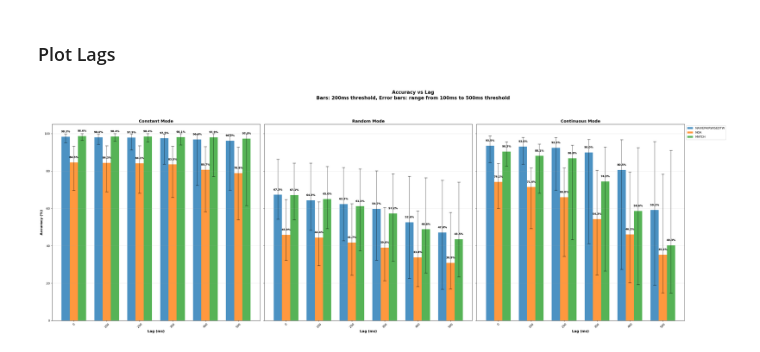
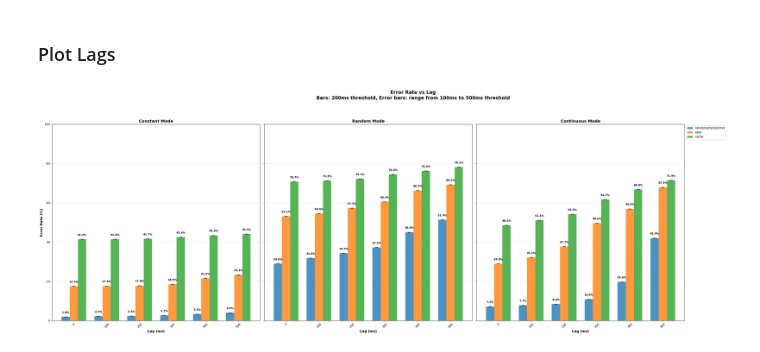
Before and after one commit to HMC-MIR/PianoConcertoAccompaniment, a Jupyter notebook: 04_Evaluate.ipynb, the cells around one changed output. Drawn from its saved outputs; the diff is of its cells as text; code cells hidden in the pictures.

Commit message:
OLTW implemented in eval pipeline

```diff
--- a/04_Evaluate.ipynb
+++ b/04_Evaluate.ipynb
@@ -28,7 +28,7 @@ First we calculate the alignment errors of a given system on all evaluated measu
 - `piece_filter='rach'` to evaluate only Rachmaninov pieces
 - Leave `piece_filter=None` (default) to evaluate all pieces
 # %%
-systems = ['NaivePairwiseDTW','NOA', 'MATCH']
+systems = ['NaivePairwiseDTW','NOA', 'OLTW']
 modes = ['constant', 'random', 'continuous']
 lags = [0, 100, 200, 300, 400, 500]
 tsm = True # change
@@ -58,7 +66,7 @@ Evaluating experiments/continuous/MATCH, saving to eval_tsm/continuous/MATCH
 # %% [markdown]
 We can visualize the results by plotting the error rate across a range of error tolerances.
 # %%
-def plotErrorVsTolerance(eval_dirs, maxTol, savefile = None, style='bar', bar_tols=[100, 200, 500, 1000, 2000]):
+def plotErrorVsTolerance(eval_dirs, maxTol, savefile = None, style='bar', tols=None, bar_tols=[100, 200, 500, 1000, 2000], piece_filter=None):
     '''
     Plots the error rate across a range of error tolerances.
 
@@ -76,7 +84,7 @@ def plotErrorVsTolerance(eval_dirs, maxTol, savefile = None, style='bar', bar_to
     for i, eval_dir in enumerate(eval_dirs):
 
         # load
-        with open(f'{eval_dir}/errs.pkl', 'rb') as f:
+        with open(f'{eval_dir}/lag0/errs.pkl', 'rb') as f:
             d = pickle.load(f)
 
         # flattened list
@@ -122,6 +130,7 @@ def plotErrorVsTolerance(eval_dirs, maxTol, savefile = None, style='bar', bar_to
 systems_to_compare = systems
 tsm = False
 tols = [100,200,500]
+bar_tols = [100,200,500]
 eval_dirs = [f'eval{"_tsm" if tsm else ""}/{modes[1]}/{s}' for s in systems_to_compare]
 print(eval_dirs)
-errRates_list, tols = plotErrorVsTolerance(eval_dirs, maxTol = 1000,tols = tols)
+errRates_list, tols = plotErrorVsTolerance(eval_dirs, maxTol = 1000,tols = tols, bar_tols = bar_tols)
@@ -148,11 +150,11 @@ eval_tsm/constant/NOA/lag100
 # %% [markdown]
 Overlay multiple error curves for comparison:
 # %%
-systems_to_compare = systems
-tsm = True
-eval_dirs = [f'eval{"_tsm" if tsm else ""}/{modes[1]}/{s}/lag0' for s in systems_to_compare]
-print(eval_dirs)
-errRates_list, tols = plotErrorVsTolerance(eval_dirs, maxTol = 1000,tols = tols)
+# systems_to_compare = systems
+# tsm = True
+# eval_dirs = [f'eval{"_tsm" if tsm else ""}/{modes[1]}/{s}/lag0' for s in systems_to_compare]
+# print(eval_dirs)
+# errRates_list, tols = plotErrorVsTolerance(eval_dirs, maxTol = 1000,tols = tols)
 # %%
 errRates_list
 # %% [output]
@@ -218,61 +220,56 @@ for idx, eval_mode in enumerate(modes):
         system_data = errors_dict[eval_mode][system]
 
         # Collect error rates for each lag at each threshold
-        lower_error = [system_data[lag][tols[0]] for lag in lags]
-        middle_error = [system_data[lag][tols[1]] for lag in lags]
-        upper_error = [system_data[lag][tols[2]] for lag in lags]
-
-        # Convert error rates to accuracy (%)
-        lower_accuracy = [(1 - v) * 100 for v in lower_error]
-        middle_accuracy = [(1 - v) * 100 for v in middle_error]
-        upper_accuracy = [(1 - v) * 100 for v in upper_error]
+        lower_error = [system_data[lag][tols[0]] * 100 for lag in lags]
+        middle_error = [system_data[lag][tols[1]] * 100 for lag in lags]
+        upper_error = [system_data[lag][tols[2]] * 100 for lag in lags]
 
         # Calculate bar positions for this system
         bar_positions = x + i * width
 
         # Plot the main bars (middle threshold)
-        bars = ax.bar(bar_positions, middle_accuracy, width,
+        bars = ax.bar(bar_positions, middle_error, width,
                       label=f'{system.upper()}', color=colors[i], alpha=0.8)
 
         # Prepare error bars: must all be positive for matplotlib!
-        yerr_lower = [max(0, middle_accuracy[j] - lower_accuracy[j]) for j in range(len(middle_accuracy))]
-        yerr_upper = [max(0, upper_accuracy[j] - middle_accuracy[j]) for j in range(len(middle_accuracy))]
+        yerr_lower = [max(0, middle_error[j] - lower_error[j]) for j in range(len(middle_error))]
+        yerr_upper = [max(0, upper_error[j] - middle_error[j]) for j in range(len(middle_error))]
 
         # Error bars centered on each bar
         ax.errorbar(
             bar_positions,
-            middle_accuracy,
+            middle_error,
             yerr=[yerr_lower, yerr_upper],
             fmt='none',
             color='black',
             capsize=5,
             capthick=2,
             linewidth=1.5,
             alpha=0.5
         )
 
         # Add value labels on the main bars
-        for j, (pos, acc) in enumerate(zip(bar_positions, middle_accuracy)):
-            ax.text(pos, acc + 2, f'{acc:.1f}%', ha='center', va='bottom', fontsize=9, fontweight='bold')
+        for j, (pos, err) in enumerate(zip(bar_positions, middle_error)):
+            ax.text(pos, err + 1.5, f'{err:.1f}%', ha='center', va='bottom', fontsize=9, fontweight='bold')
 
     # Customize the subplot
     ax.set_xlabel('Lag (ms)', fontsize=12, fontweight='bold')
     if idx == 0:
-        ax.set_ylabel('Accuracy (%)', fontsize=12, fontweight='bold')
+        ax.set_ylabel('Error Rate (%)', fontsize=12, fontweight='bold')
     ax.set_title(f'{eval_mode.capitalize()} Mode', fontsize=14, fontweight='bold')
     ax.set_xticks(x + width)
     ax.set_xticklabels([f'{lag}' for lag in lags], rotation=45)
     ax.grid(True, alpha=0.3, axis='y')
-    ax.set_ylim(0, 105)
+    ax.set_ylim(0, 100)
     if idx == num_modes - 1:
         ax.legend(loc='upper left', bbox_to_anchor=(1, 1))
 
 fig.suptitle(
-    f'Accuracy vs Lag\n'
+    f'Error Rate vs Lag\n'
     f'Bars: {tols[1]}ms threshold, Error bars: range from {tols[0]}ms to {tols[2]}ms threshold',
     fontsize=16, fontweight='bold'
 )
 fig.tight_layout(rect=[0, 0, 0.92, 0.93])
 plt.show()
 # %% [output]
-[figure, old version]
+[figure, new version]
```
Also changed, not shown: parts of 3 cells of this notebook, 6 other files.
